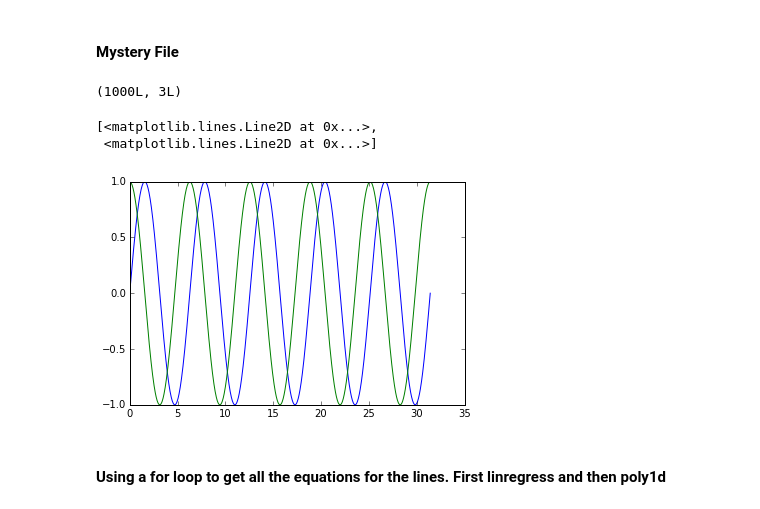
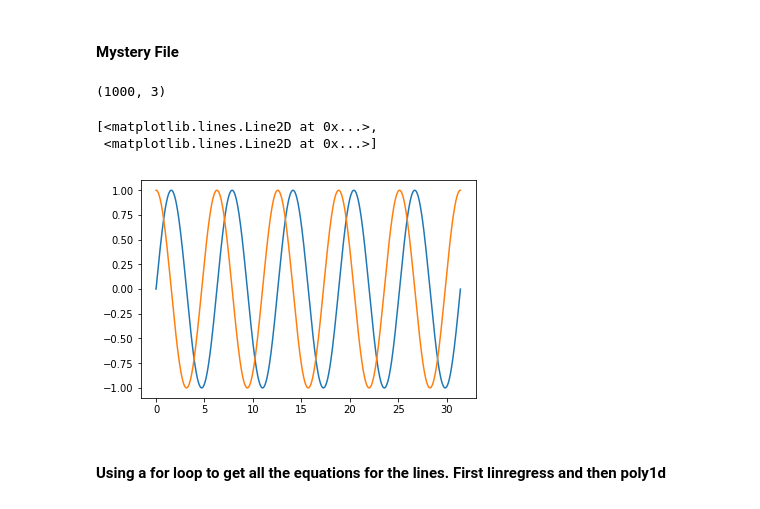
Before and after one commit to bmaillou/BigDataPython, a Jupyter notebook: TwoDArrays.ipynb, the cells around one changed output. Drawn from its saved outputs; the diff is of its cells as text; code cells hidden in the pictures.

```diff
--- a/TwoDArrays.ipynb
+++ b/TwoDArrays.ipynb
@@ -371,14 +373,14 @@ plt.imshow(Brian,cmap='gnuplot',interpolation='none')
 # %% [markdown]
 #### Mystery File
 # %%
-mystery=genfromtxt('mystery.csv',delimiter=',')
-print shape(mystery)
+mystery=np.genfromtxt('mystery.csv',delimiter=',')
+print (np.shape(mystery))
 plt.plot(mystery[:,0],mystery[:,1],mystery[:,0],mystery[:,2])
 # %% [output]
-(1000L, 3L)
+(1000, 3)
 [<matplotlib.lines.Line2D at 0x...>,
  <matplotlib.lines.Line2D at 0x...>]
-[figure, old version]
+[figure, new version]
 # %% [markdown]
 #### Using a for loop to get all the equations for the lines.  First linregress and then poly1d
 # %%
```
Also changed, not shown: parts of 24 cells of this notebook.
